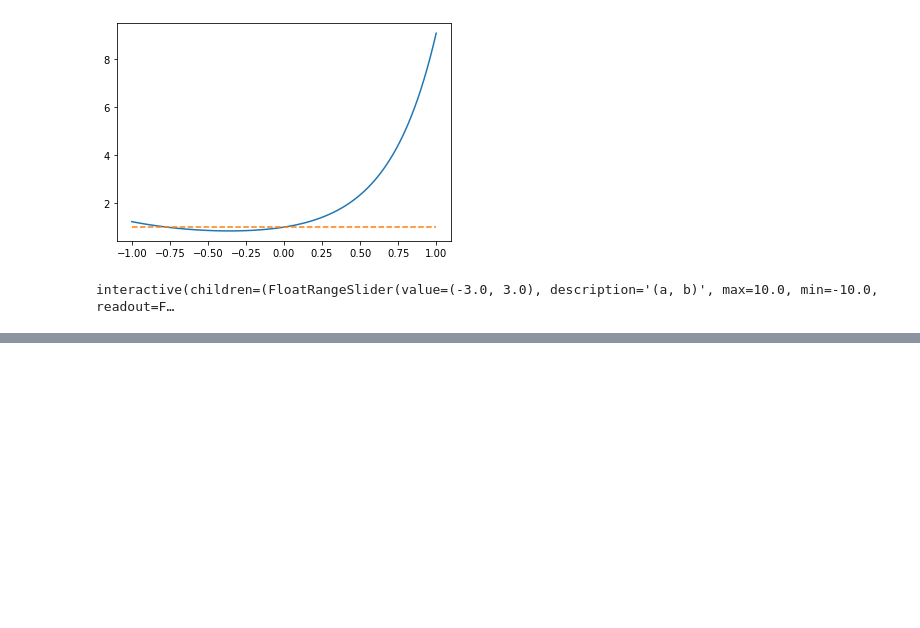
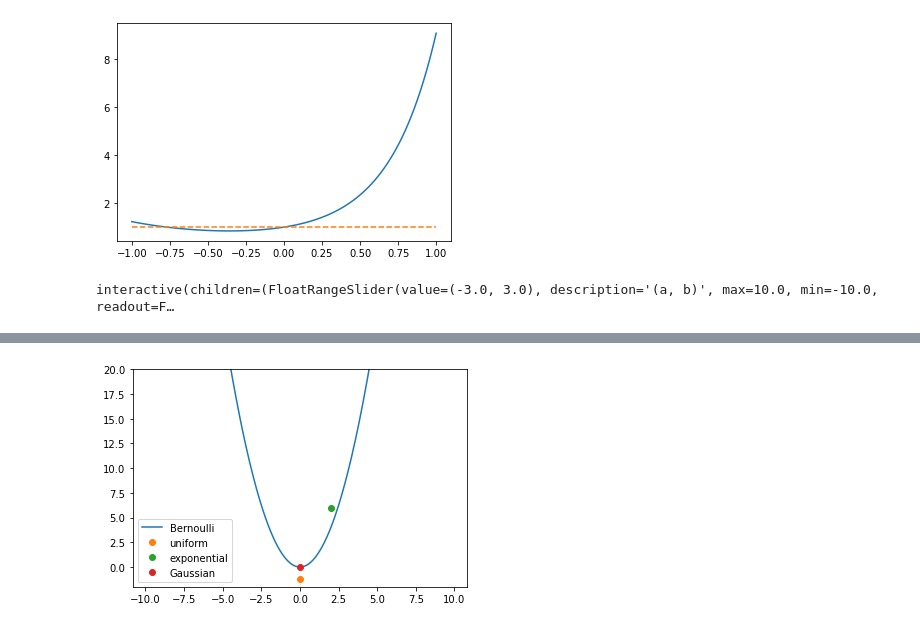
Before and after one commit to dariomalchiodi/sds, a Jupyter notebook: sds/notebooks/notebooks.ipynb, the cells around one changed output, grey strips where cells are left out. Drawn from its saved outputs; the diff is of its cells as text; code cells hidden in the pictures; blank space fills up the shorter version.

```diff
--- a/sds/notebooks/notebooks.ipynb
+++ b/sds/notebooks/notebooks.ipynb
@@ -528,0 +577,14 @@ interactive(children=(FloatRangeSlider(value=(-3.0, 3.0), description='(a, b)',
+# %%
+p = np.linspace(0.01, 0.99, 500)
+skewness = (1 - 2*p) / (p * (1 - p))**0.5
+kurtosis = (1 - 2*p)**2 / (p*(1 - p))
+
+plt.plot(skewness, kurtosis, label='Bernoulli')
+plt.plot([0], [-6/5], 'o', label='uniform')
+plt.plot([2], [6], 'o', label='exponential')
+plt.plot([0], [0], 'o', label='Gaussian')
+plt.legend()
+plt.ylim(-2, 20)
+plt.show()
+# %% [output]
+[figure, added]
```
Also changed, not shown: parts of 3 cells of this notebook, 7 other files.
